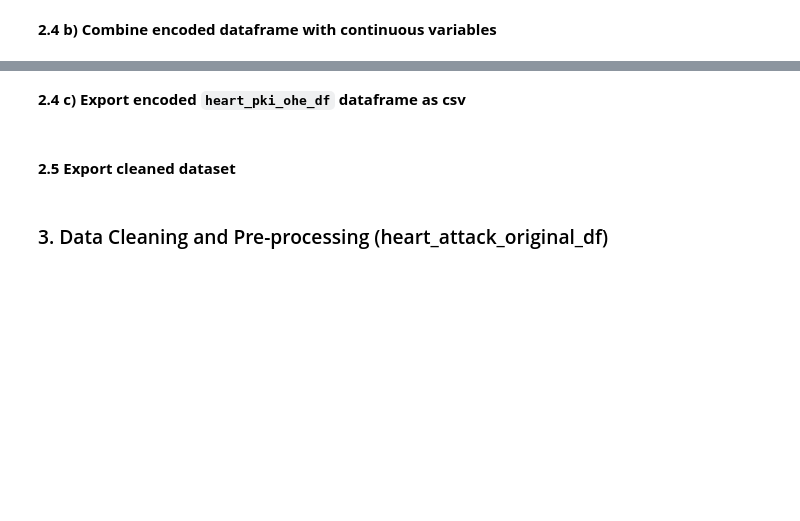
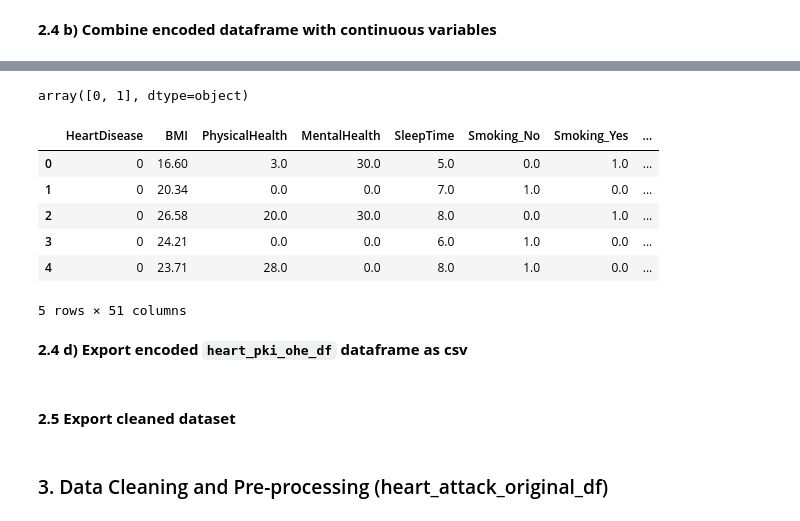
Before and after one commit to xJQx/bc2406-project, a Jupyter notebook: data-cleaning-preprocessing.ipynb, the cells around one changed output, grey strips where cells are left out. Cells and saved outputs as stored; diff of their text form; code cells hidden in the pictures; blank space fills up the shorter version.

```diff
--- a/data-cleaning-preprocessing.ipynb
+++ b/data-cleaning-preprocessing.ipynb
@@ -288,5 +296,30 @@ heart_pki_ohe_df.head()
+# %%
+heart_pki_ohe_df['HeartDisease'].head()
+
+mapping = {
+    "Yes": 1,
+    "No": 0
+}
+
+for val in mapping:
+    rows = heart_pki_ohe_df['HeartDisease'] == val
+    heart_pki_ohe_df.loc[rows, 'HeartDisease'] = mapping[val]
+
+heart_pki_ohe_df['HeartDisease'].unique()
+# %% [output]
+array([0, 1], dtype=object)
+# %%
+heart_pki_ohe_df.head()
+# %% [output]
+|  | HeartDisease | BMI | PhysicalHealth | MentalHealth | SleepTime | Smoking_No | Smoking_Yes | ... |
+| 0 | 0 | 16.60 | 3.0 | 30.0 | 5.0 | 0.0 | 1.0 | ... |
+| 1 | 0 | 20.34 | 0.0 | 0.0 | 7.0 | 1.0 | 0.0 | ... |
+| 2 | 0 | 26.58 | 20.0 | 30.0 | 8.0 | 0.0 | 1.0 | ... |
+| 3 | 0 | 24.21 | 0.0 | 0.0 | 6.0 | 1.0 | 0.0 | ... |
+| 4 | 0 | 23.71 | 28.0 | 0.0 | 8.0 | 1.0 | 0.0 | ... |
+5 rows × 51 columns
 # %% [markdown]
-**2.4 c) Export encoded `heart_pki_ohe_df` dataframe as csv**
+**2.4 d) Export encoded `heart_pki_ohe_df` dataframe as csv**
 # %%
 heart_pki_ohe_df.to_csv('datasets/heart_pki_2020_encoded.csv', index=False)
 # %% [markdown]
```
Also changed, not shown: parts of 8 cells of this notebook, 1 other file.
